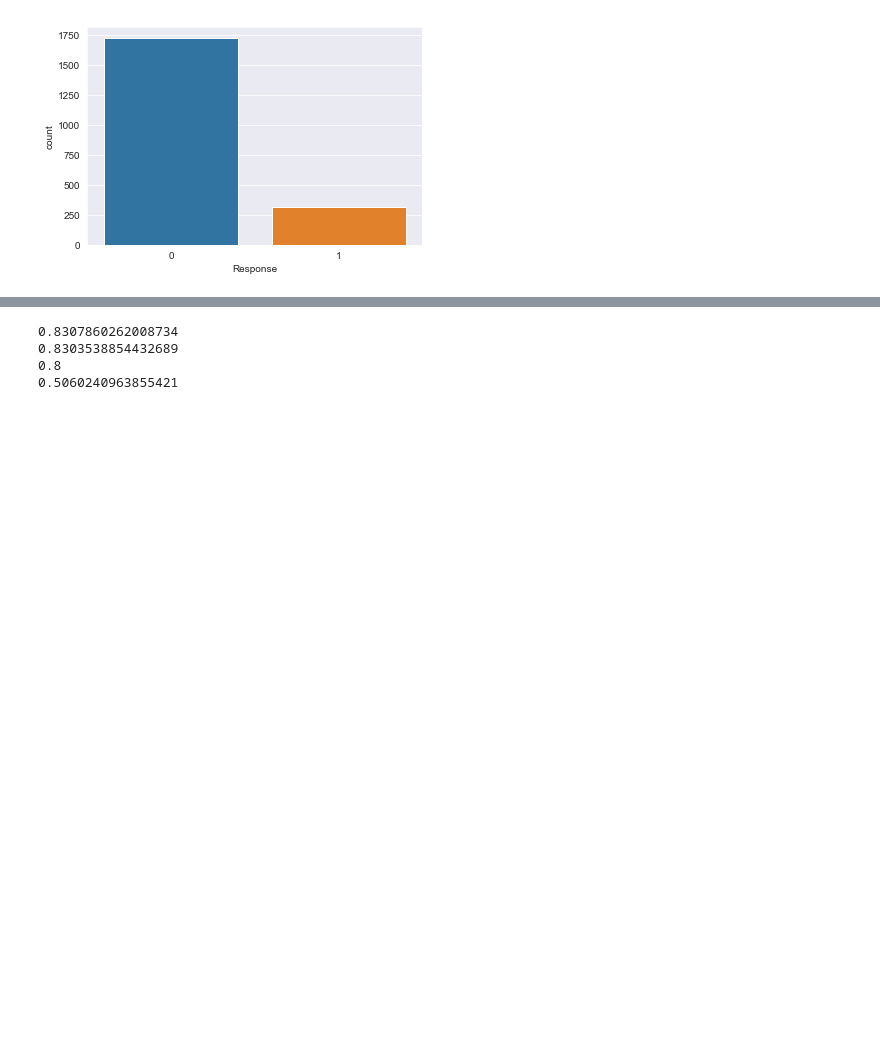
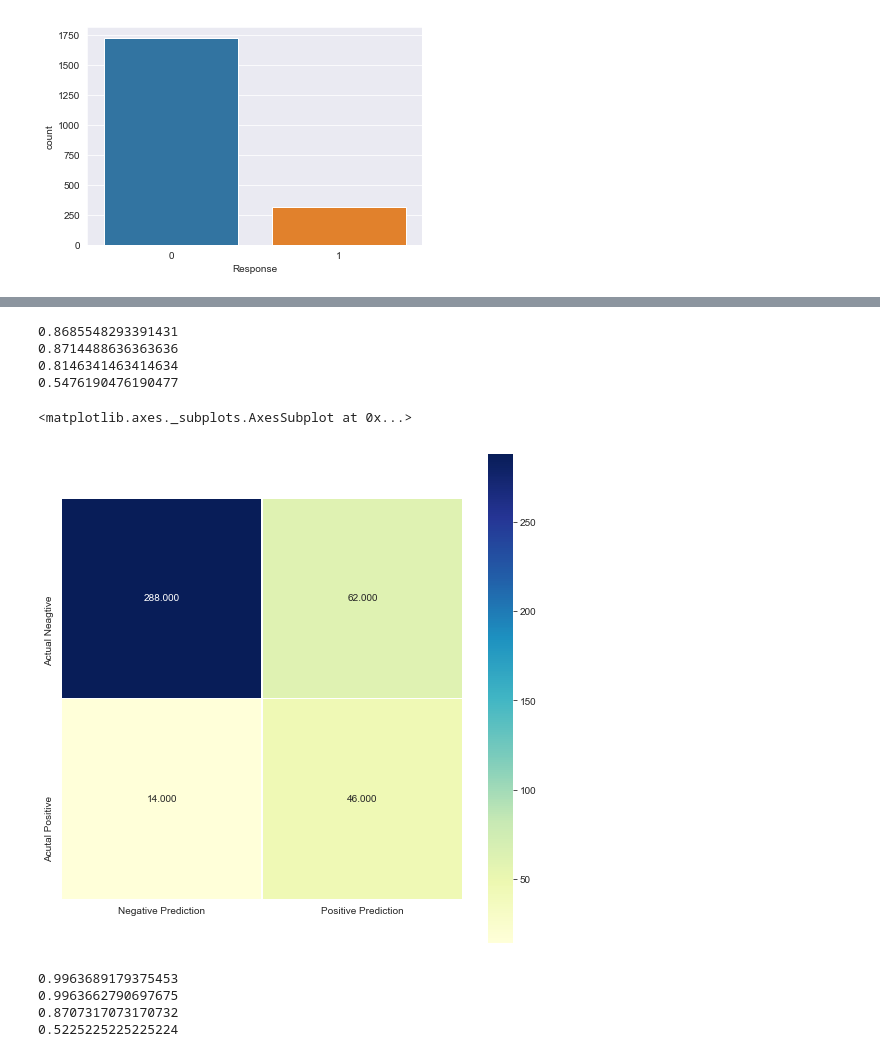
Before and after one commit to dlm6693/DS-Mod-3-Project, a Jupyter notebook: Feature Selection and Model Building.ipynb, the cells around one changed output, grey strips where cells are left out. Cells and saved outputs as stored; diff of their text form; code cells hidden in the pictures; blank space fills up the shorter version.

```diff
--- a/Feature Selection and Model Building.ipynb
+++ b/Feature Selection and Model Building.ipynb
@@ -119,15 +190,23 @@ Best C: 25
 # %%
-logreg=LogisticRegression(C=25, penalty='l2')
+logreg=LogisticRegression(C=7, penalty='l2',random_state=15)
 logreg.fit(X_train,y_train)
-y_pred_train = logreg.predict(X_train)
-y_pred_test = logreg.predict(X_test)
+y_pred_train_log = logreg.predict(X_train)
+y_pred_test_log = logreg.predict(X_test)
 # %%
-print(metrics.accuracy_score(y_train,y_pred_train))
-print(metrics.f1_score(y_train, y_pred_train))
-print(metrics.accuracy_score(y_test,y_pred_test))
-print(metrics.f1_score(y_test, y_pred_test))
+print(metrics.accuracy_score(y_train,y_pred_train_log))
+print(metrics.f1_score(y_train, y_pred_train_log))
+print(metrics.accuracy_score(y_test,y_pred_test_log))
+print(metrics.f1_score(y_test, y_pred_test_log))
 # %% [output]
-0.8307860262008734
-0.8303538854432689
-0.8
-0.5060240963855421
+0.8685548293391431
+0.8714488636363636
+0.8146341463414634
+0.5476190476190477
+# %%
+cm_lr = confusion_matrix(y_test, y_pred_test_log)
+plt.figure(figsize = (9, 9))
+sns.heatmap(cm_lr, annot = True, fmt = ".3f", linewidths = .5, square = True, cmap = "YlGnBu",
+            xticklabels=['Negative Prediction','Positive Prediction'], yticklabels=['Actual Neagtive','Acutal Positive'])
+# %% [output]
+<matplotlib.axes._subplots.AxesSubplot at 0x...>
+[figure, added]
@@ -134 +219,11 @@ print(metrics.f1_score(y_test, y_pred_test))
+# %%
+print(metrics.accuracy_score(y_train,y_pred_train_rfbase))
+print(metrics.f1_score(y_train, y_pred_train_rfbase))
+print(metrics.accuracy_score(y_test,y_pred_test_rfbase))
+print(metrics.f1_score(y_test, y_pred_test_rfbase))
+# %% [output]
+0.9963689179375453
+0.9963662790697675
+0.8707317073170732
+0.5225225225225224
 # %%
```
Also changed, not shown: parts of 48 cells of this notebook, 3 other files.
